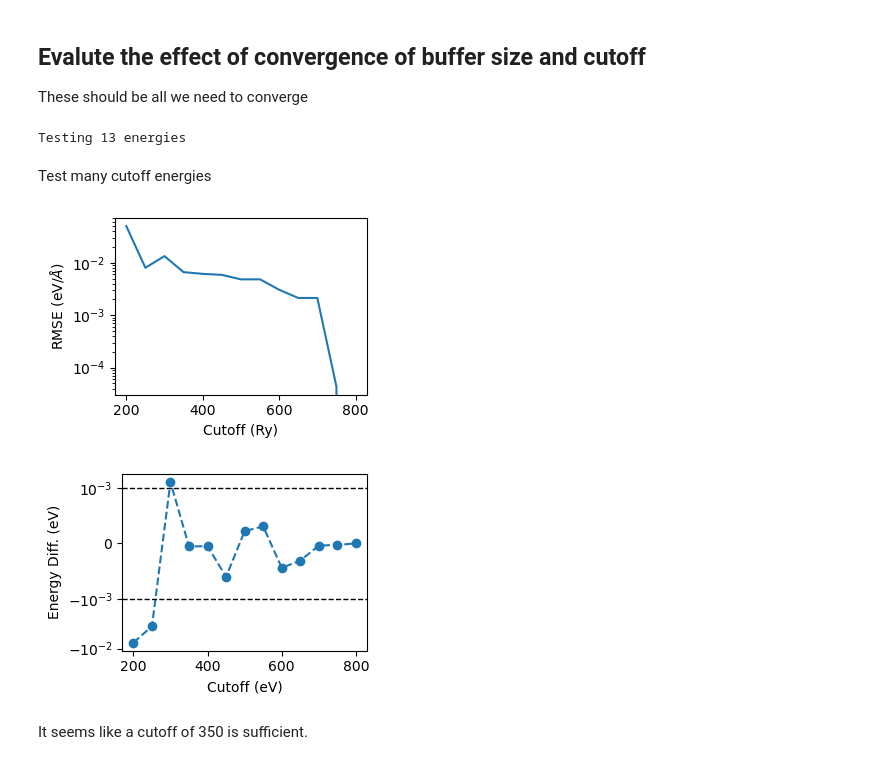
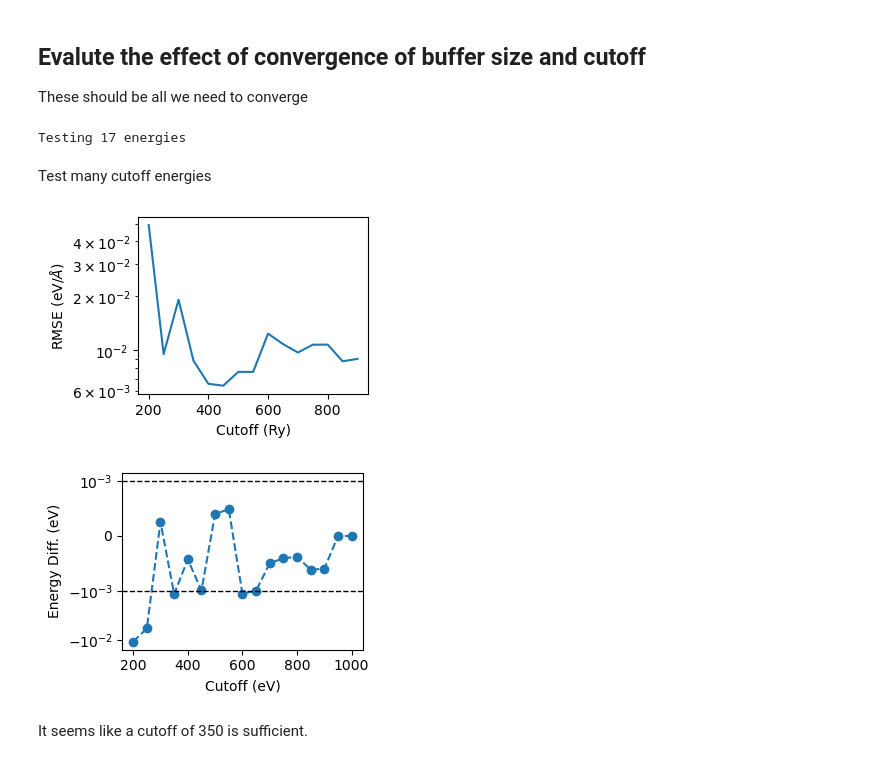
Before and after one commit to exalearn/quantum-chemistry-on-polaris, a Jupyter notebook: cp2k/mt/converge-parameters-mt.ipynb, the cells around one changed output. Cells and saved outputs as stored; diff of their text form; code cells hidden in the pictures.

```diff
--- a/cp2k/mt/converge-parameters-mt.ipynb
+++ b/cp2k/mt/converge-parameters-mt.ipynb
@@ -19,7 +19,7 @@ from ase import units
 ## Get Example Molecules
 We'll test on something with our atom that has the most valence electrons, S.
 # %%
-molecules = pd.read_csv('../data/example_molecules.csv')
+molecules = pd.read_csv('../../data/example_molecules.csv')
 print(f'Loaded a total of {len(molecules)} molecules')
 # %% [output]
 Loaded a total of 12 molecules
@@ -70,16 +70,16 @@ cp2k_opts = dict(
 &END DFT
 &END FORCE_EVAL""",
     basis_set_file='GTH_BASIS_SETS',
-    basis_set='DZVP-GTH',
+    basis_set='TZVP-GTH',
     pseudo_potential='GTH-BLYP',
     poisson_solver=None,
 )  # Use BLYP as we have PPs for it
 calc = CP2K(charge=-1, uks=True, max_scf=1, directory='mt-conv', **cp2k_opts)
 # %%
-cutoffs = np.arange(200., 800.1, 50.)
+cutoffs = np.arange(200., 1000.1, 50.)
 print(f'Testing {len(cutoffs)} energies')
 # %% [output]
-Testing 13 energies
+Testing 17 energies
 # %% [markdown]
 Test many cutoff energies
 # %%
@@ -92,14 +92,14 @@ for cutoff in tqdm(cutoffs):
 # %%
 fig, ax = plt.subplots(figsize=(3.5, 2.5))
 
 rmse = [np.sqrt(np.power(f - forces[-1], 2).mean()) for f in forces]
-ax.semilogy(cutoffs, rmse)
+ax.semilogy(cutoffs[:-2], rmse[:-2])
 
 ax.set_xlabel('Cutoff (Ry)')
 ax.set_ylabel('RMSE (eV/$\\AA$)')
 fig.tight_layout()
 # %% [output]
-[figure, old version]
+[figure, new version]
 # %%
 fig, ax = plt.subplots(figsize=(3.5, 2.5))
 
@@ -115,7 +115,7 @@ ax.set_xlabel('Cutoff (eV)')
 ax.set_ylabel('Energy Diff. (eV)')
 fig.tight_layout()
 # %% [output]
-[figure, old version]
+[figure, new version]
 # %% [markdown]
 It seems like a cutoff of 350 is sufficient.
 # %%
```
Also changed, not shown: parts of 3 cells of this notebook, 2 other files.
